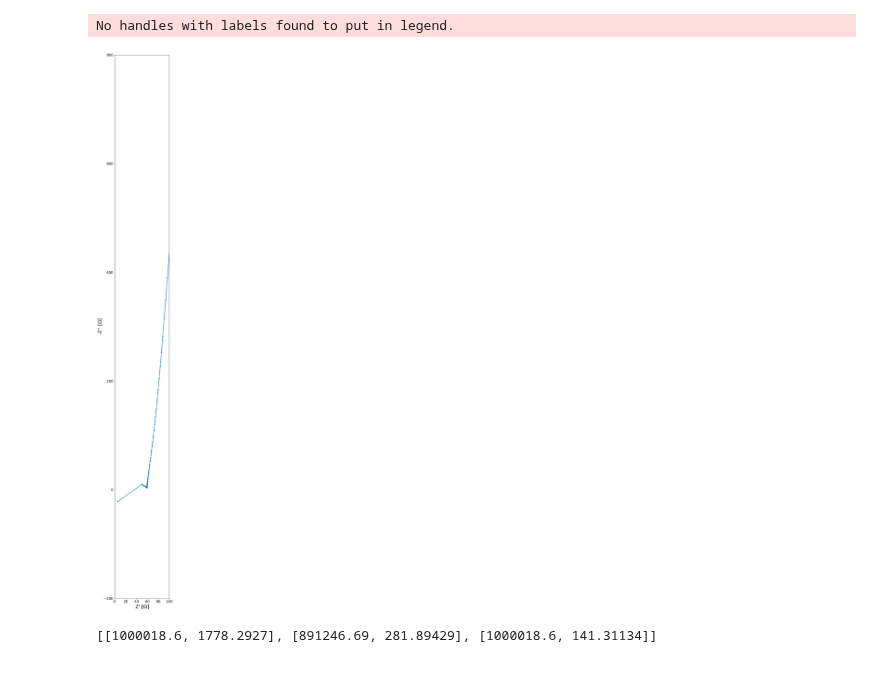
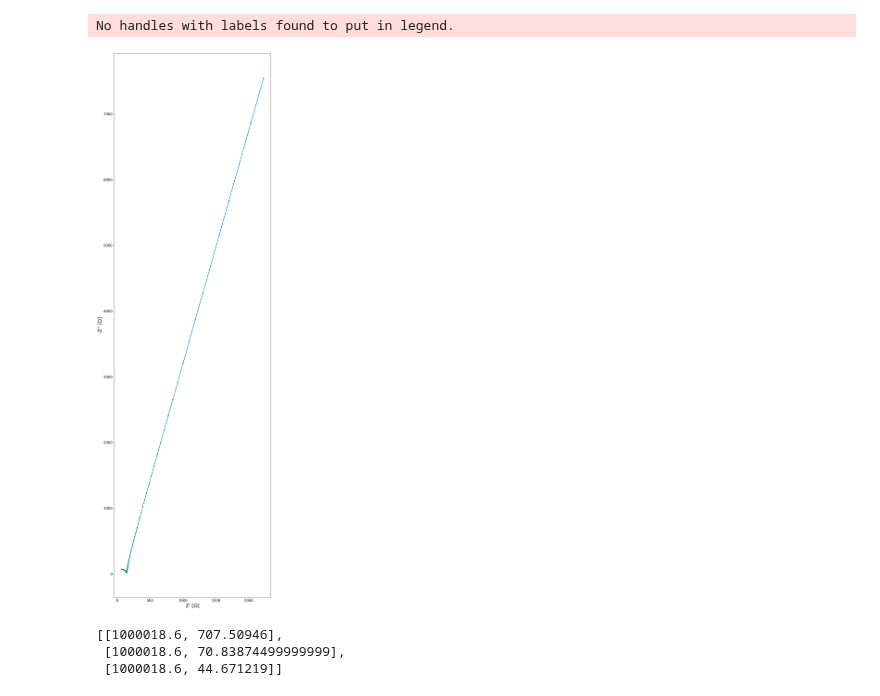
Before and after one commit to WildcatDiscovery/Kyler_Speed_Circuit, a Jupyter notebook: python_notebooks/binning.ipynb, the cells around one changed output. Saved outputs shown, nothing was run; the diff lists cells and outputs as text; code cells hidden in the pictures.

```diff
--- a/python_notebooks/binning.ipynb
+++ b/python_notebooks/binning.ipynb
@@ -28,15 +28,17 @@ path_files
  'DE_49_9_30.mpt',
  'DE_57_6_60.mpt']
 # %%
-ex_mpt = mpt_data(path,['DE_40_7_60.mpt'])
+ex_mpt = mpt_data(path,['DE_40_9_60.mpt'])
 ex_mpt.set_new_gph_dims(20,100)
-ex_mpt.mpt_plot(x_window = [0, 100], y_window = [-200,800])
+ex_mpt.mpt_plot()
 # %% [output]
 No handles with labels found to put in legend.
-[figure, old version]
+[figure, new version]
 # %%
 mask_list = [ex_mpt.fast_mask(), ex_mpt.masker(), ex_mpt.masker0()]
 mask_list
 # %% [output]
-[[1000018.6, 1778.2927], [891246.69, 281.89429], [1000018.6, 141.31134]]
+[[1000018.6, 707.50946],
+ [1000018.6, 70.83874499999999],
+ [1000018.6, 44.671219]]
 # %%
```
Also changed, not shown: parts of 5 cells of this notebook, 4 other files.
